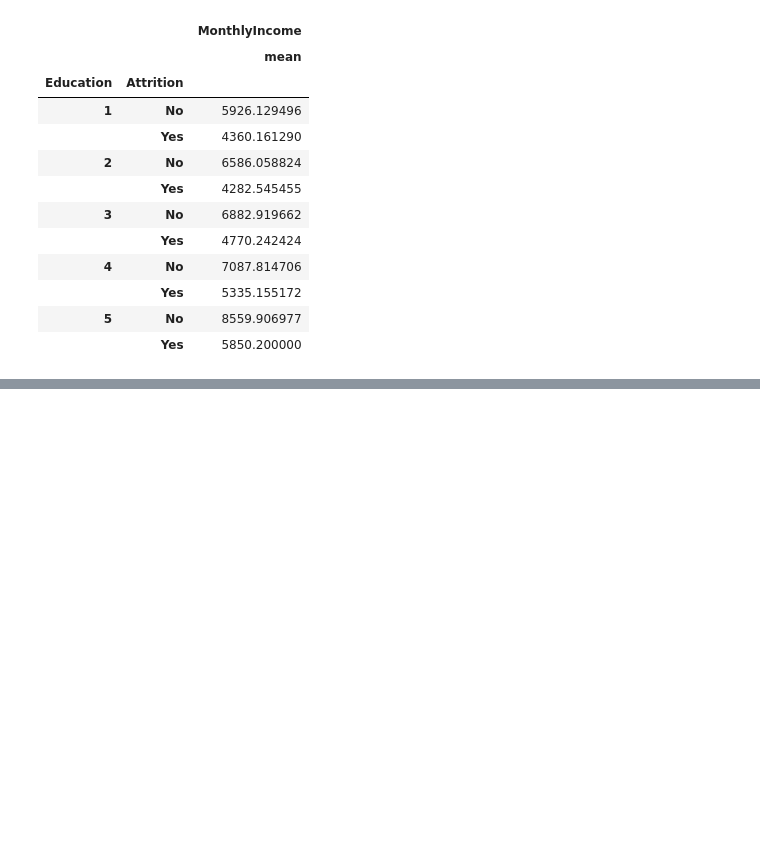
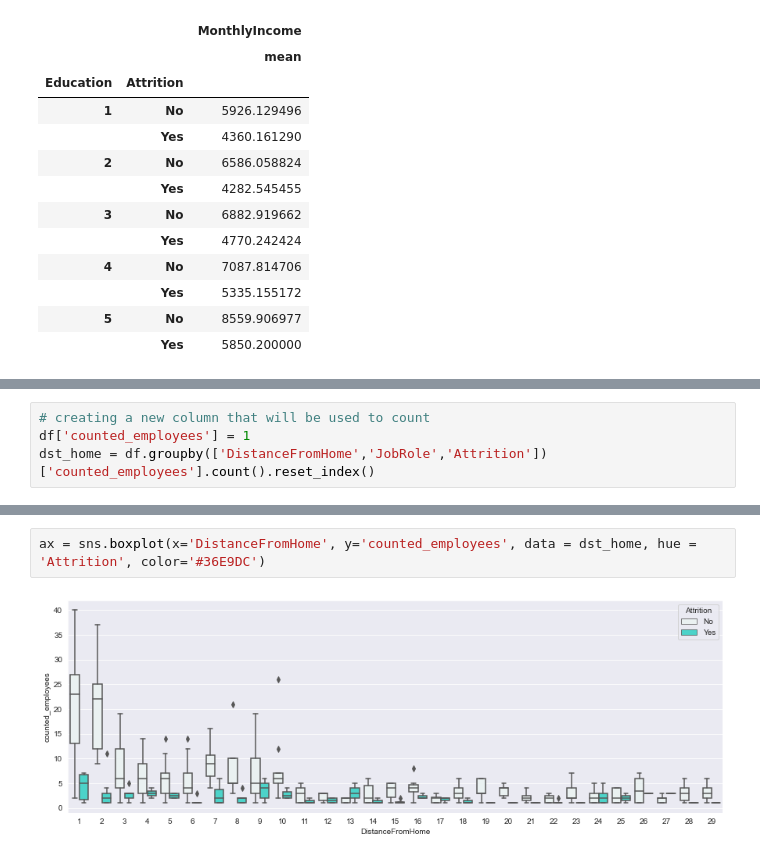
Before and after one commit to yulirda/ADS_Assignment-2, a Jupyter notebook: Assignment #2.ipynb, the cells around one changed output, grey strips where cells are left out. Drawn from its saved outputs; the diff is of its cells as text; blank space fills up the shorter version.

```diff
--- a/Assignment #2.ipynb
+++ b/Assignment #2.ipynb
@@ -53,0 +77,4 @@ df.groupby(['Education','Attrition']).agg({'MonthlyIncome':['mean']})
+# %%
+# creating a new column that will be used to count
+df['counted_employees'] = 1
+dst_home = df.groupby(['DistanceFromHome','JobRole','Attrition'])['counted_employees'].count().reset_index()
@@ -53,0 +94,4 @@ df.groupby(['Education','Attrition']).agg({'MonthlyIncome':['mean']})
+# %%
+ax = sns.boxplot(x='DistanceFromHome', y='counted_employees', data = dst_home, hue = 'Attrition', color='#36E9DC')
+# %% [output]
+[figure, added]
```
Also changed, not shown: parts of 13 cells of this notebook.
